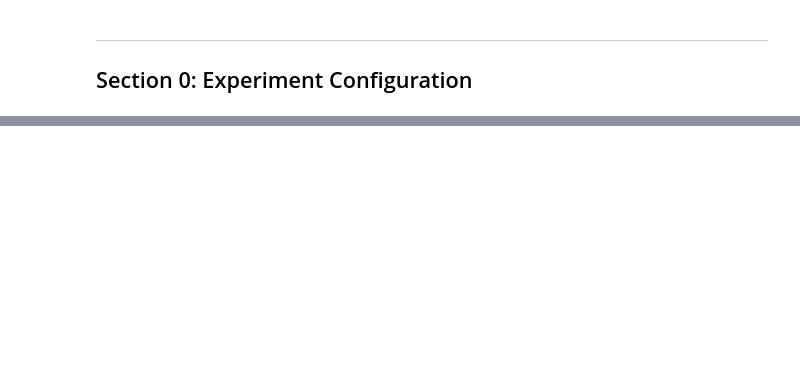
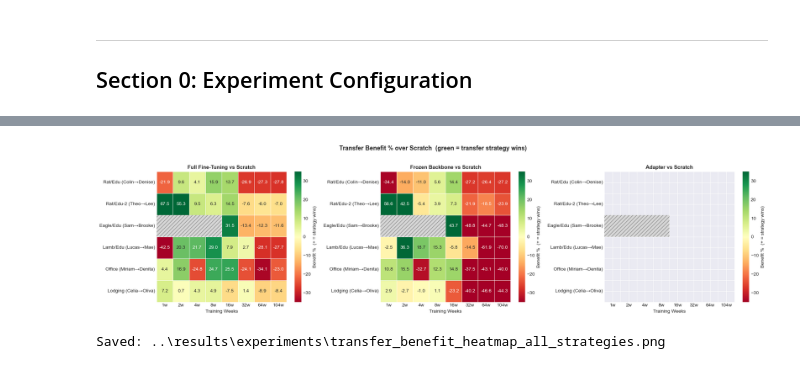
Before and after one commit to cdfelixj/energy-transfer-learning, a Jupyter notebook: notebooks/model_evaluation_analysis.ipynb, the cells around one changed output, grey strips where cells are left out. Cells and saved outputs as stored; diff of their text form; code cells hidden in the pictures; blank space fills up the shorter version.

```diff
--- a/notebooks/model_evaluation_analysis.ipynb
+++ b/notebooks/model_evaluation_analysis.ipynb
@@ -1948,0 +333,57 @@ else:
+# %%
+transfer_strategies = ['transfer', 'frozen', 'adapter']
+benefit_dfs = {}
+eagle_lbl   = EXP_LABELS['eagle_education']
+
+for strat in transfer_strategies:
+    rows = {}
+    for exp in EXP_LIST:
+        pt  = de_data[exp]['pretransfer']
+        tdf = de_data[exp][strat]
+        if pt is None or tdf is None:
+            rows[EXP_LABELS[exp]] = [np.nan] * len(WEEKS)
+            continue
+        merged  = pt.merge(tdf, on='weeks', suffixes=('_pt', '_s'))
+        benefit = (merged['mae_pt'] - merged['mae_s']) / merged['mae_pt'] * 100
+        rows[EXP_LABELS[exp]] = benefit.values
+
+    bdf = pd.DataFrame(rows, index=WEEKS).T
+    bdf.columns = [f'{w}w' for w in WEEKS]
+    bdf.loc[eagle_lbl, ['1w', '2w', '4w', '8w']] = np.nan
+    benefit_dfs[strat] = bdf
+
+strat_titles = {
+    'transfer': 'Full Fine-Tuning vs Scratch',
+    'frozen':   'Frozen Backbone vs Scratch',
+    'adapter':  'Adapter vs Scratch',
+}
+
+fig, axes = plt.subplots(1, 3, figsize=(20, 5))
+col_names = [f'{w}w' for w in WEEKS]
+
+for ax, strat in zip(axes, transfer_strategies):
+    bdf      = benefit_dfs[strat]
+    row_names = list(bdf.index)
+    sns.heatmap(bdf, annot=True, fmt='.1f', linewidths=0.5,
+                cmap='RdYlGn', center=0, vmin=-35, vmax=35, ax=ax,
+                mask=bdf.isna(),
+                cbar_kws={'label': 'Benefit %  (+ = strategy wins)'})
+    for col in ['1w', '2w', '4w', '8w']:
+        ci = col_names.index(col)
+        ri = row_names.index(eagle_lbl)
+        ax.add_patch(plt.Rectangle((ci, ri), 1, 1, fill=True, facecolor='#d8d8d8',
+                                   hatch='///', edgecolor='grey', lw=0))
+    ax.set_title(strat_titles[strat], fontsize=11, fontweight='bold')
+    ax.set_xlabel('Training Weeks', fontsize=10)
+    ax.set_ylabel('')
+
+plt.suptitle('Transfer Benefit % over Scratch  (green = transfer strategy wins)',
+             fontsize=13, fontweight='bold', y=1.02)
+plt.tight_layout()
+out = EXP_DIR / 'transfer_benefit_heatmap_all_strategies.png'
+plt.savefig(out, dpi=150, bbox_inches='tight')
+plt.show()
+print(f'Saved: {out}')
+# %% [output]
+[figure, added]
+Saved: ..\results\experiments\transfer_benefit_heatmap_all_strategies.png
```
Also changed, not shown: parts of 101 cells of this notebook, 59 other files.
